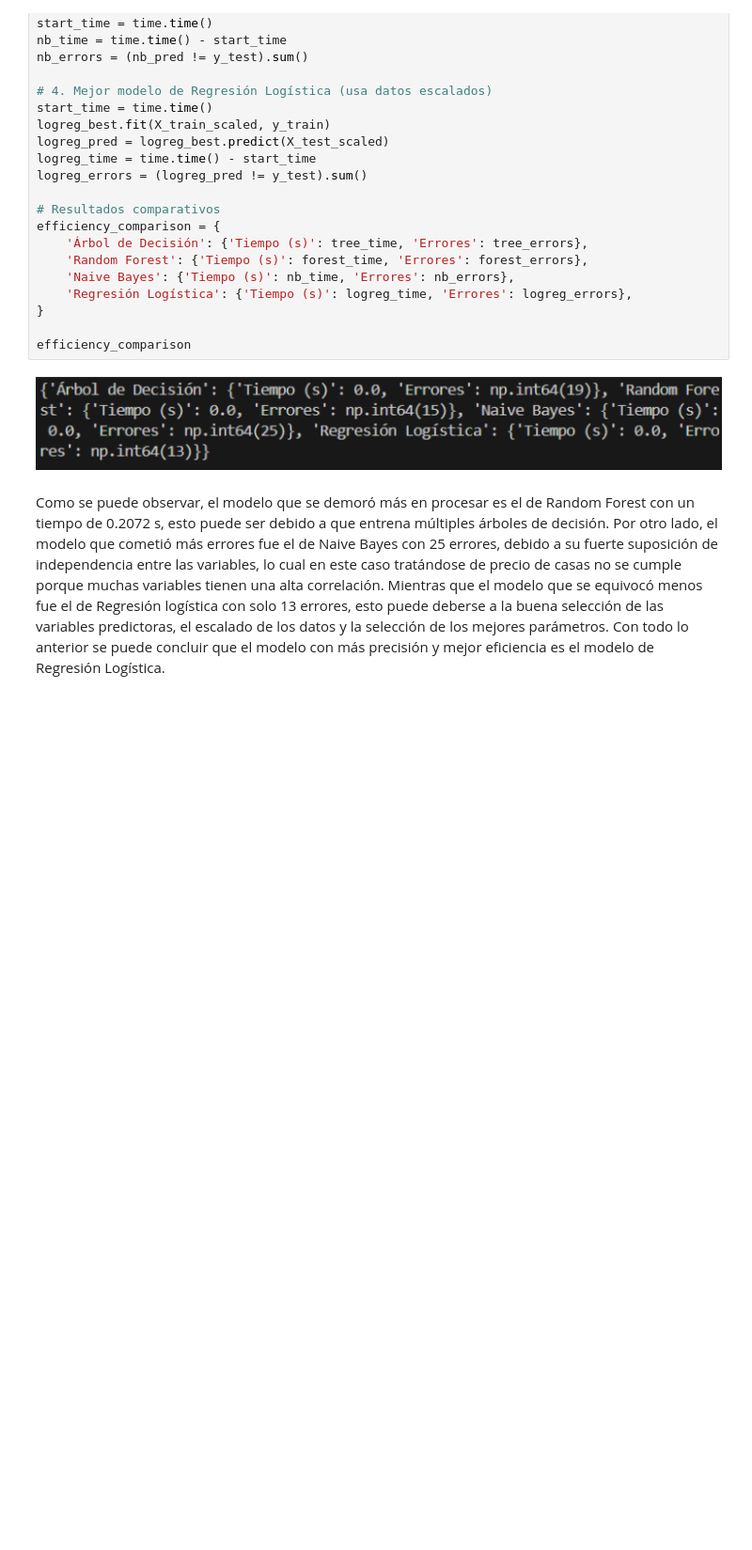
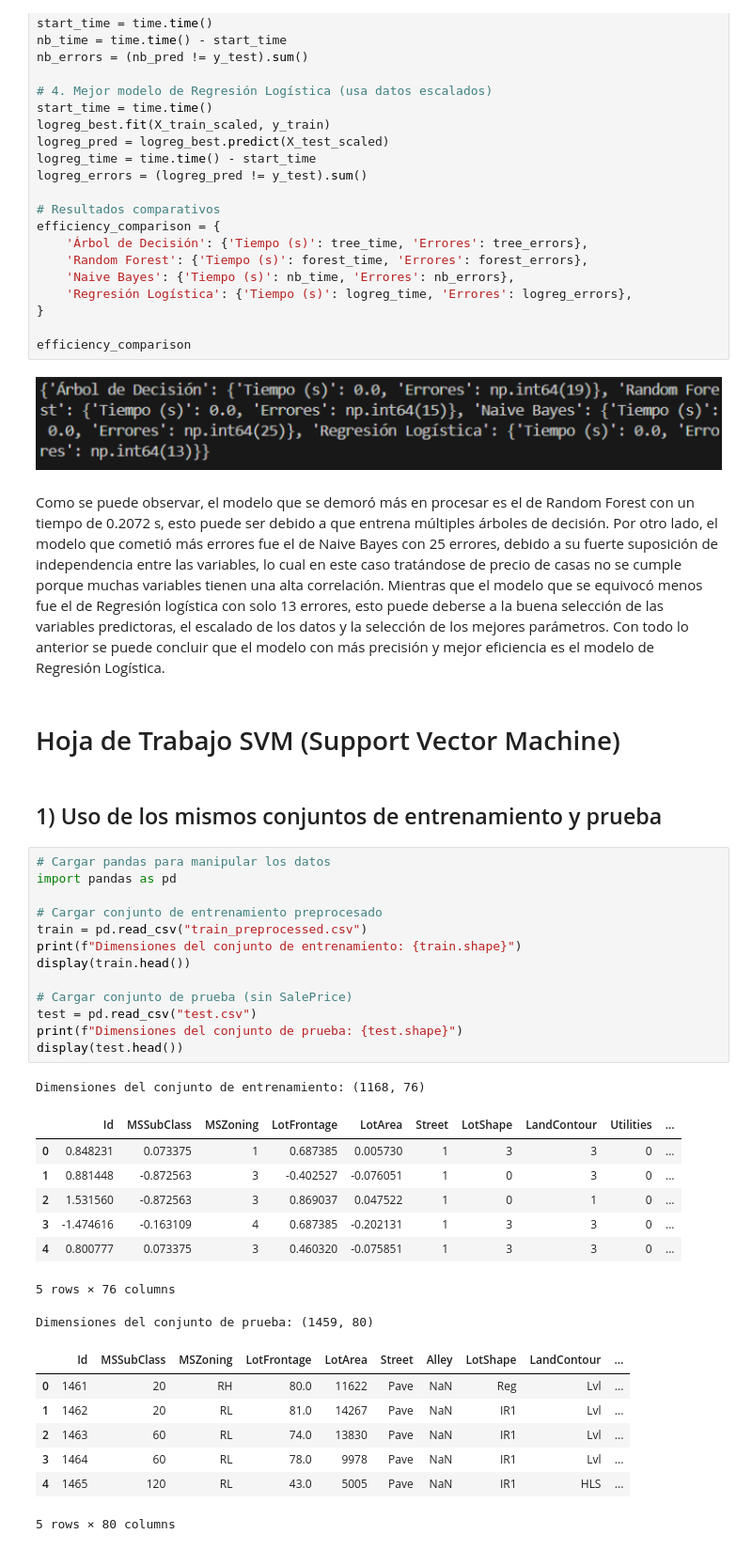
Before and after one commit to HanseLopez99/Support-Vector-Machine-Data-Mining, a Jupyter notebook: proyecto2.ipynb, the cells around one changed output. Shown at 94% size. Drawn from its saved outputs; the diff is of its cells as text; blank space fills up the shorter version.

Commit message:
Feat: Prepare for using the same training and test sets

```diff
--- a/proyecto2.ipynb
+++ b/proyecto2.ipynb
@@ -2667,3 +2667,37 @@ efficiency_comparison
 ![image.png](attachment:image.png)
 # %% [markdown]
 Como se puede observar, el modelo que se demoró más en procesar es el de Random Forest con un tiempo de 0.2072 s, esto puede ser debido a que entrena múltiples árboles de decisión. Por otro lado, el modelo que cometió más errores fue el de Naive Bayes con 25 errores, debido a su fuerte suposición de independencia entre las variables, lo cual en este caso tratándose de precio de casas no se cumple porque muchas variables tienen una alta correlación. Mientras que el modelo que se equivocó menos fue el de Regresión logística con solo 13 errores, esto puede deberse a la buena selección de las variables predictoras, el escalado de los datos y la selección de los mejores parámetros. Con todo lo anterior se puede concluir que el modelo con más precisión y mejor eficiencia es el modelo de Regresión Logística.
+# %% [markdown]
+# Hoja de Trabajo SVM (Support Vector Machine)
+# %% [markdown]
+## 1)  Uso de los mismos conjuntos de entrenamiento y prueba
+# %%
+# Cargar pandas para manipular los datos
+import pandas as pd
+
+# Cargar conjunto de entrenamiento preprocesado
+train = pd.read_csv("train_preprocessed.csv")
+print(f"Dimensiones del conjunto de entrenamiento: {train.shape}")
+display(train.head())
+
+# Cargar conjunto de prueba (sin SalePrice)
+test = pd.read_csv("test.csv")
+print(f"Dimensiones del conjunto de prueba: {test.shape}")
+display(test.head())
+# %% [output]
+Dimensiones del conjunto de entrenamiento: (1168, 76)
+|  | Id | MSSubClass | MSZoning | LotFrontage | LotArea | Street | LotShape | LandContour | Utilities | ... |
+| 0 | 0.848231 | 0.073375 | 1 | 0.687385 | 0.005730 | 1 | 3 | 3 | 0 | ... |
+| 1 | 0.881448 | -0.872563 | 3 | -0.402527 | -0.076051 | 1 | 0 | 3 | 0 | ... |
+| 2 | 1.531560 | -0.872563 | 3 | 0.869037 | 0.047522 | 1 | 0 | 1 | 0 | ... |
+| 3 | -1.474616 | -0.163109 | 4 | 0.687385 | -0.202131 | 1 | 3 | 3 | 0 | ... |
+| 4 | 0.800777 | 0.073375 | 3 | 0.460320 | -0.075851 | 1 | 3 | 3 | 0 | ... |
+5 rows × 76 columns
+Dimensiones del conjunto de prueba: (1459, 80)
+|  | Id | MSSubClass | MSZoning | LotFrontage | LotArea | Street | Alley | LotShape | LandContour | ... |
+| 0 | 1461 | 20 | RH | 80.0 | 11622 | Pave | NaN | Reg | Lvl | ... |
+| 1 | 1462 | 20 | RL | 81.0 | 14267 | Pave | NaN | IR1 | Lvl | ... |
+| 2 | 1463 | 60 | RL | 74.0 | 13830 | Pave | NaN | IR1 | Lvl | ... |
+| 3 | 1464 | 60 | RL | 78.0 | 9978 | Pave | NaN | IR1 | Lvl | ... |
+| 4 | 1465 | 120 | RL | 43.0 | 5005 | Pave | NaN | IR1 | HLS | ... |
+5 rows × 80 columns
```
Also changed, not shown: 1 other file.
